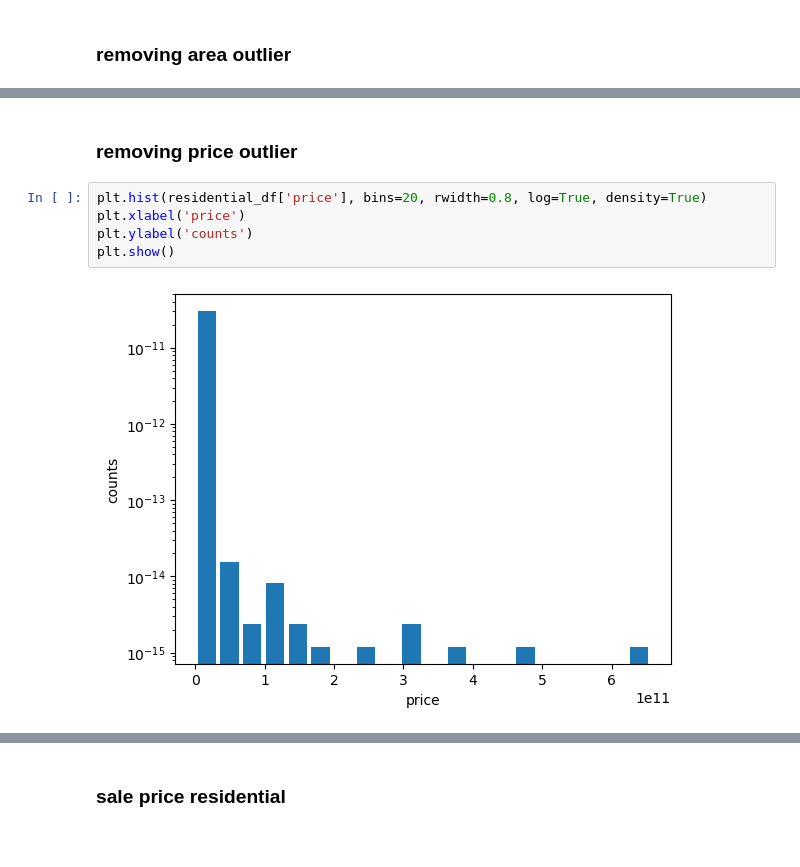
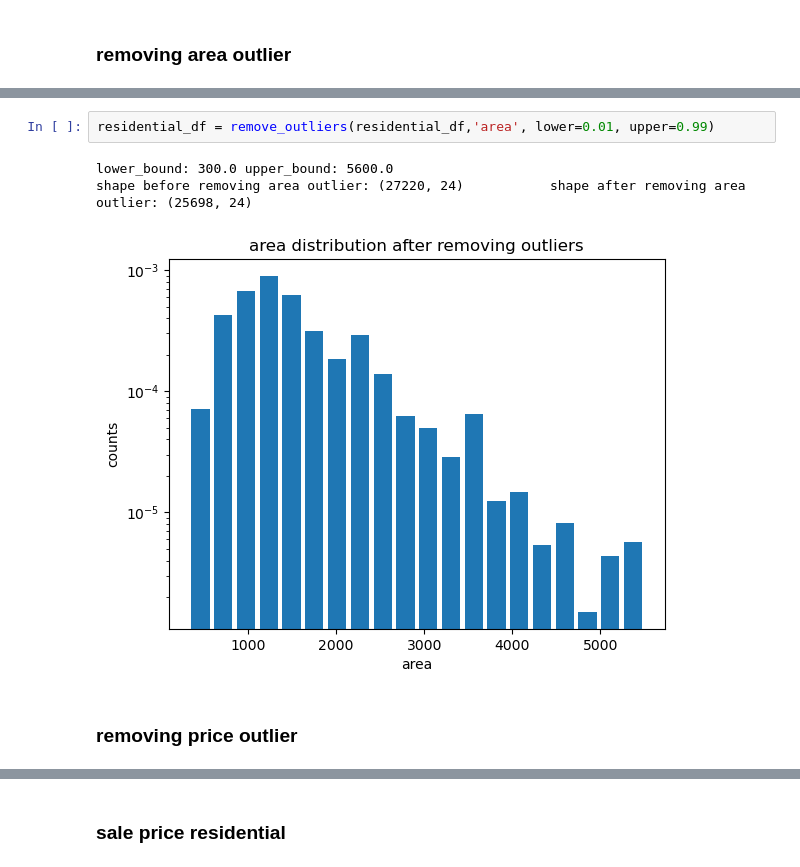
Before and after one commit to OmdenaAI/dhaka-bangladesh-real-estate-recommendation, a Jupyter notebook: src/tasks/task-4-model-development/sarang_ali/removing_outliers/outlier_detection.ipynb, the cells around one changed output, grey strips where cells are left out. Drawn from its saved outputs; the diff is of its cells as text.

```diff
--- a/src/tasks/task-4-model-development/sarang_ali/removing_outliers/outlier_detection.ipynb
+++ b/src/tasks/task-4-model-development/sarang_ali/removing_outliers/outlier_detection.ipynb
@@ -91,9 +85,8 @@ residential_df.shape
+# %%
+residential_df = remove_outliers(residential_df,'area', lower=0.01, upper=0.99)
+# %% [output]
+lower_bound: 300.0 upper_bound: 5600.0
+shape before removing area outlier: (27220, 24)           shape after removing area outlier: (25698, 24)
+[figure, added]
 # %% [markdown]
 ### removing price outlier
-# %%
-plt.hist(residential_df['price'], bins=20, rwidth=0.8, log=True, density=True)
-plt.xlabel('price')
-plt.ylabel('counts')
-plt.show()
-# %% [output]
-[figure, removed]
```
Also changed, not shown: parts of 53 cells of this notebook.
